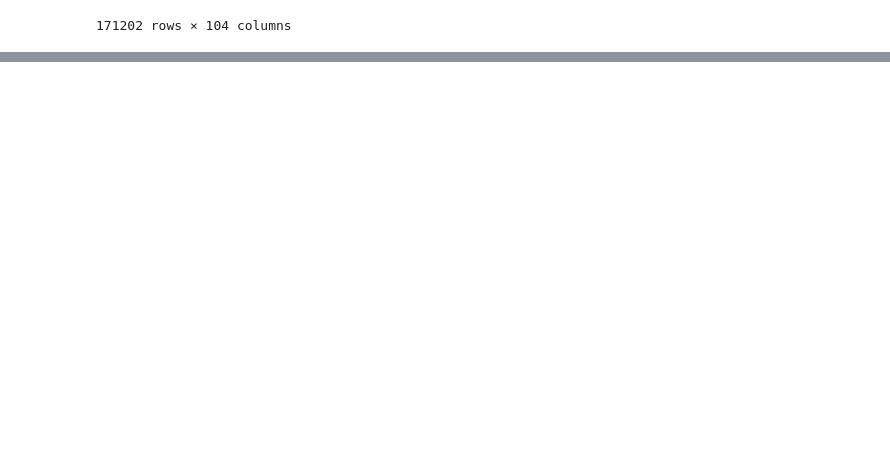
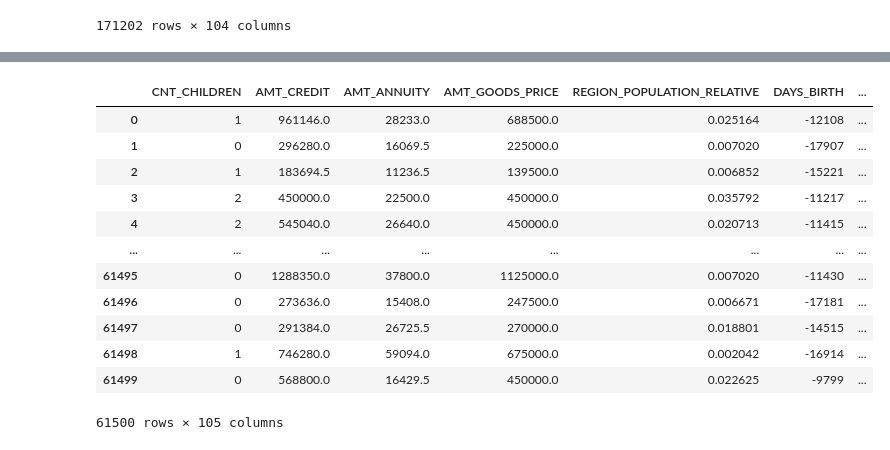
Before and after one commit to hikaru122700/kaggler-, a Jupyter notebook: 012.ipynb, the cells around one changed output, grey strips where cells are left out. Cells and saved outputs as stored; diff of their text form; code cells hidden in the pictures; blank space fills up the shorter version.

```diff
--- a/012.ipynb
+++ b/012.ipynb
@@ -448,0 +458,2 @@ plt.show()
+# %%
+test['oof_predictions'] = test_preds
@@ -449 +476,17 @@ plt.show()
+# %%
+test
+# %% [output]
+|  | CNT_CHILDREN | AMT_CREDIT | AMT_ANNUITY | AMT_GOODS_PRICE | REGION_POPULATION_RELATIVE | DAYS_BIRTH | ... |
+| 0 | 1 | 961146.0 | 28233.0 | 688500.0 | 0.025164 | -12108 | ... |
+| 1 | 0 | 296280.0 | 16069.5 | 225000.0 | 0.007020 | -17907 | ... |
+| 2 | 1 | 183694.5 | 11236.5 | 139500.0 | 0.006852 | -15221 | ... |
+| 3 | 2 | 450000.0 | 22500.0 | 450000.0 | 0.035792 | -11217 | ... |
+| 4 | 2 | 545040.0 | 26640.0 | 450000.0 | 0.020713 | -11415 | ... |
+| ... | ... | ... | ... | ... | ... | ... | ... |
+| 61495 | 0 | 1288350.0 | 37800.0 | 1125000.0 | 0.007020 | -11430 | ... |
+| 61496 | 0 | 273636.0 | 15408.0 | 247500.0 | 0.006671 | -17181 | ... |
+| 61497 | 0 | 291384.0 | 26725.5 | 270000.0 | 0.018801 | -14515 | ... |
+| 61498 | 1 | 746280.0 | 59094.0 | 675000.0 | 0.002042 | -16914 | ... |
+| 61499 | 0 | 568800.0 | 16429.5 | 450000.0 | 0.022625 | -9799 | ... |
+61500 rows × 105 columns
 # %%
```
Also changed, not shown: parts of 8 cells of this notebook.
